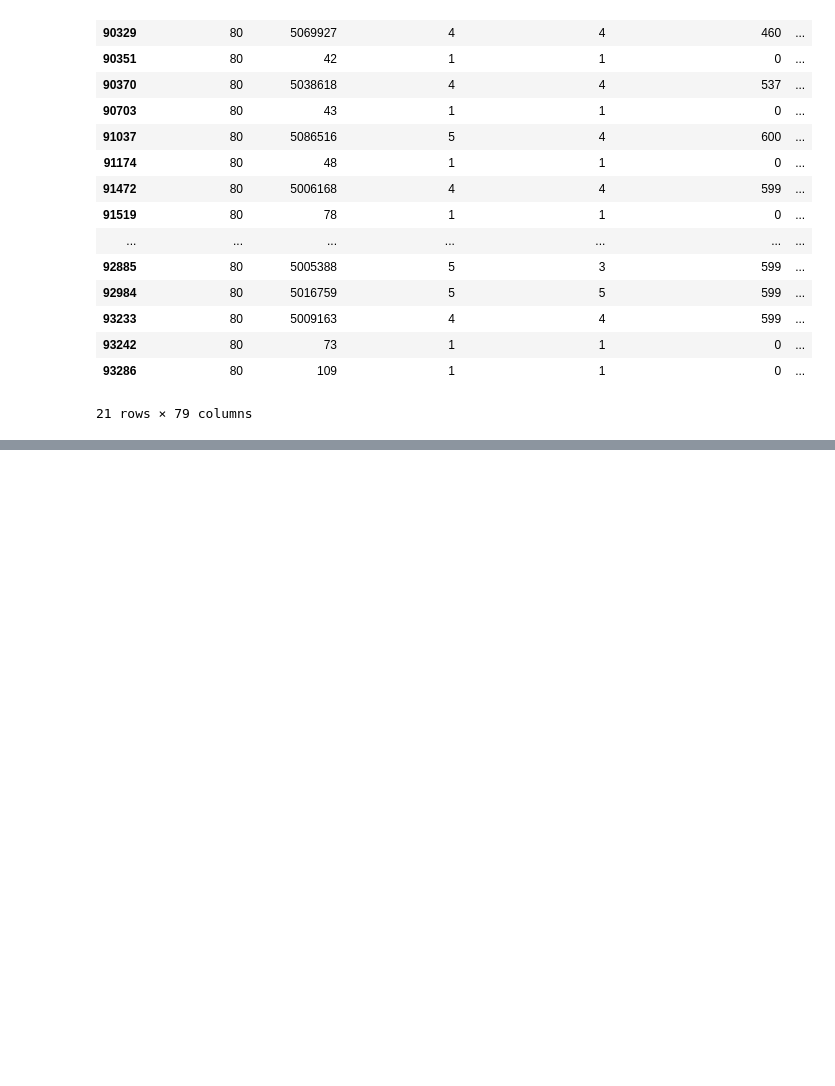
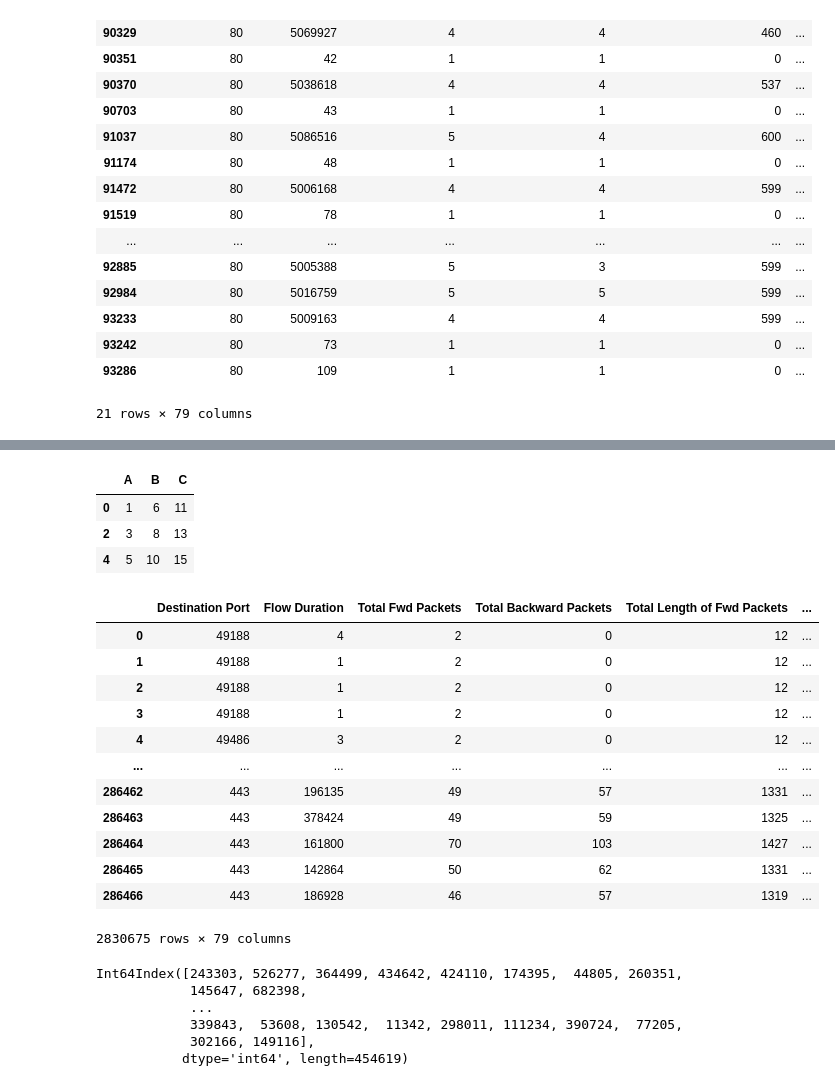
Before and after one commit to NguyenQuangMinh0504/CIL_NIDS, a Jupyter notebook: Code/NoteBook/CIC-IDS-2017/Join_Dataset.ipynb, the cells around one changed output, grey strips where cells are left out. Saved outputs shown, nothing was run; the diff lists cells and outputs as text; code cells hidden in the pictures; blank space fills up the shorter version.

```diff
--- a/Code/NoteBook/CIC-IDS-2017/Join_Dataset.ipynb
+++ b/Code/NoteBook/CIC-IDS-2017/Join_Dataset.ipynb
@@ -65,0 +98,58 @@ Name:  Label, dtype: int64
+# %%
+df
+# %% [output]
+|  | A | B | C |
+| 0 | 1 | 6 | 11 |
+| 2 | 3 | 8 | 13 |
+| 4 | 5 | 10 | 15 |
+# %%
+monday_working_path = "../../../Dataset/CIC-IDS-2017/Monday-WorkingHours.pcap_ISCX.csv"
+tuesday_working_hours_path = "../../../Dataset/CIC-IDS-2017/Tuesday-WorkingHours.pcap_ISCX.csv"
+wednesday_working_hours_path = "../../../Dataset/CIC-IDS-2017/Wednesday-workingHours.pcap_ISCX.csv"
+thursday_working_hours_morning_web_attacks_path = "../../../Dataset/CIC-IDS-2017/Thursday-WorkingHours-Morning-WebAttacks.pcap_ISCX.csv"
+thursday_working_hours_afternoon_infilteration_path = "../../../Dataset/CIC-IDS-2017/Thursday-WorkingHours-Afternoon-Infilteration.pcap_ISCX.csv"
+friday_working_hours_morning_path = "../../../Dataset/CIC-IDS-2017/Friday-WorkingHours-Morning.pcap_ISCX.csv"
+friday_working_hours_afternoon_ddos_path = "../../../Dataset/CIC-IDS-2017/Friday-WorkingHours-Afternoon-DDos.pcap_ISCX.csv"
+friday_working_hours_afternoon_port_scan_path = "../../../Dataset/CIC-IDS-2017/Friday-WorkingHours-Afternoon-PortScan.pcap_ISCX.csv"
+
+monday_table = pd.read_csv(monday_working_path)
+tuesday_table = pd.read_csv(tuesday_working_hours_path)
+wednesday_table = pd.read_csv(wednesday_working_hours_path)
+thursday_morning_table = pd.read_csv(thursday_working_hours_morning_web_attacks_path)
+thurdays_afternoon_table = pd.read_csv(thursday_working_hours_afternoon_infilteration_path)
+friday_morning_table = pd.read_csv(friday_working_hours_morning_path)
+friday_afternoon_ddos_table = pd.read_csv(friday_working_hours_afternoon_ddos_path)
+friday_afternoon_port_scan_table = pd.read_csv(friday_working_hours_afternoon_port_scan_path)
+
+dataset = pd.concat(objs=[monday_table, tuesday_table, wednesday_table, thursday_morning_table, thurdays_afternoon_table,
+                      friday_morning_table, friday_afternoon_ddos_table, friday_afternoon_port_scan_table])
+# %%
+dataset = dataset.copy()
+# %%
+dataset[" Label"].value_counts()
+dataset = dataset[~dataset[" Label"].isin(["Web Attack � Sql Injection", "Heartbleed", "Infiltration"])]
+# %%
+dataset
+# %% [output]
+|  | Destination Port | Flow Duration | Total Fwd Packets | Total Backward Packets | Total Length of Fwd Packets | ... |
+| 0 | 49188 | 4 | 2 | 0 | 12 | ... |
+| 1 | 49188 | 1 | 2 | 0 | 12 | ... |
+| 2 | 49188 | 1 | 2 | 0 | 12 | ... |
+| 3 | 49188 | 1 | 2 | 0 | 12 | ... |
+| 4 | 49486 | 3 | 2 | 0 | 12 | ... |
+| ... | ... | ... | ... | ... | ... | ... |
+| 286462 | 443 | 196135 | 49 | 57 | 1331 | ... |
+| 286463 | 443 | 378424 | 49 | 59 | 1325 | ... |
+| 286464 | 443 | 161800 | 70 | 103 | 1427 | ... |
+| 286465 | 443 | 142864 | 50 | 62 | 1331 | ... |
+| 286466 | 443 | 186928 | 46 | 57 | 1319 | ... |
+2830675 rows × 79 columns
+# %%
+dataset[dataset[" Label"] == "BENIGN"].sample(frac=0.2).index
+# %% [output]
+Int64Index([243303, 526277, 364499, 434642, 424110, 174395,  44805, 260351,
+            145647, 682398,
+            ...
+            339843,  53608, 130542,  11342, 298011, 111234, 390724,  77205,
+            302166, 149116],
+           dtype='int64', length=454619)
```
Also changed, not shown: parts of 10 cells of this notebook, 1 other file.
